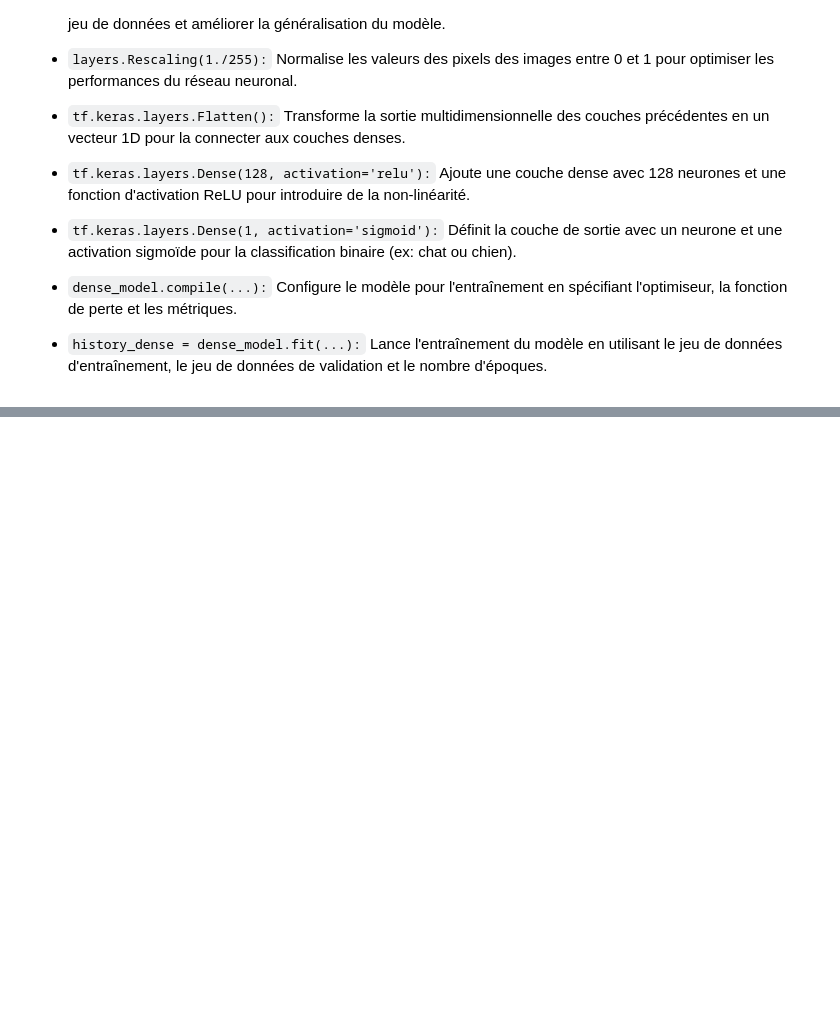
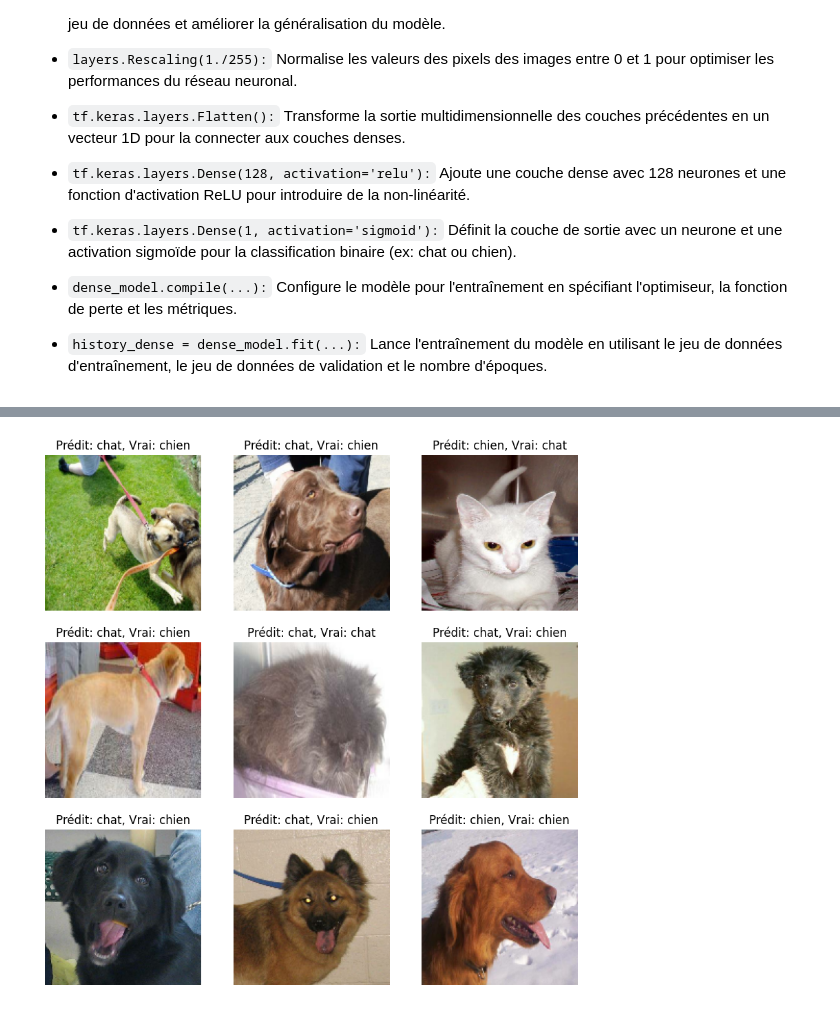
Before and after one commit to Kell1000/deep_Learning, a Jupyter notebook: Data_Augmentation.ipynb, the cells around one changed output, grey strips where cells are left out. Cells and saved outputs as stored; diff of their text form; code cells hidden in the pictures; blank space fills up the shorter version.

```diff
--- a/Data_Augmentation.ipynb
+++ b/Data_Augmentation.ipynb
@@ -333,0 +291,21 @@ NotFoundError: Could not find directory data/train
+# %%
+plt.figure(figsize=(10, 10))
+for images, labels in val_ds.take(1): # Prendre un batch du dataset de validation
+    for i in range(9):
+        ax = plt.subplot(3, 3, i + 1)
+        plt.imshow(images[i].numpy().astype("uint8"))
+
+        # Afficher la classe prédite et la vraie classe
+        predicted_class = predicted_classes[i][0]
+        true_class = labels[i].numpy()
+
+        # Encoder les labels
+        predicted_label = "chien" if predicted_class == 1 else "chat"
+        true_label = "chien" if true_class == 1 else "chat"
+
+        plt.title(f"Prédit: {predicted_label}, Vrai: {true_label}")
+
+        plt.axis("off")
+plt.show()
+# %% [output]
+[figure, added]
```
Also changed, not shown: parts of 15 cells of this notebook.
